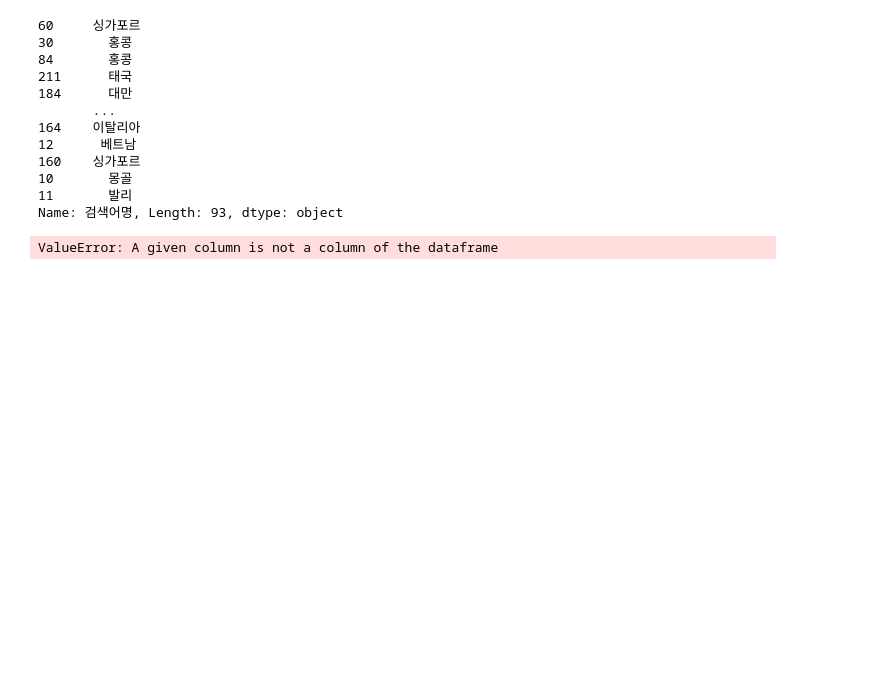
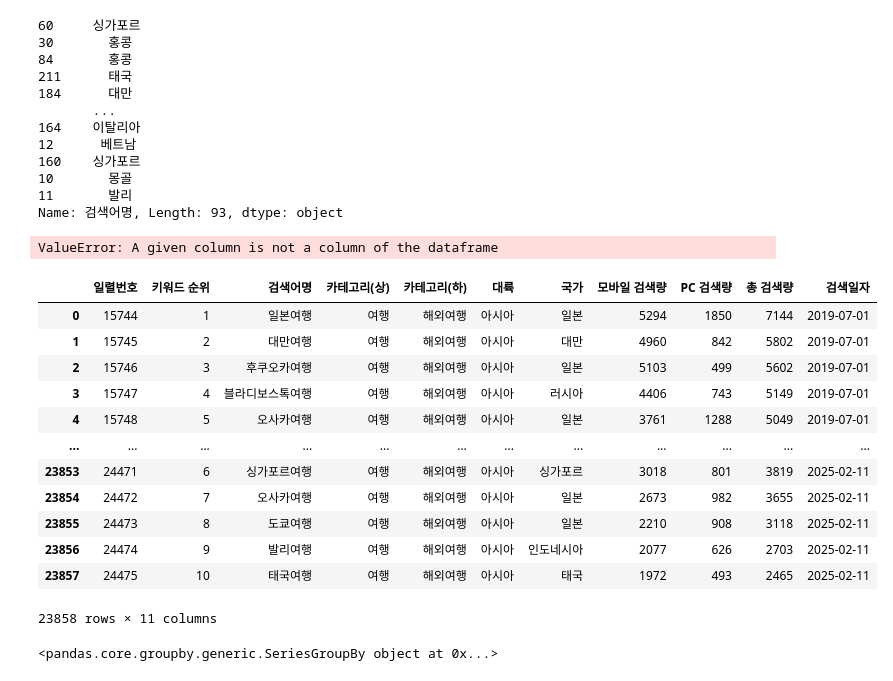
Before and after one commit to choeyeonu2411/travel-app, a Jupyter notebook: travel.ipynb, the cells around one changed output. Cells and saved outputs as stored; diff of their text form; code cells hidden in the pictures; blank space fills up the shorter version.

```diff
--- a/travel.ipynb
+++ b/travel.ipynb
@@ -352,3 +352,23 @@ Name: 검색어명, Length: 93, dtype: object
 pipeline.fit(X_train,y_train)
 # %% [output]
 ValueError: A given column is not a column of the dataframe
+# %%
+df
+# %% [output]
+|  | 일렬번호 | 키워드 순위 | 검색어명 | 카테고리(상) | 카테고리(하) | 대륙 | 국가 | 모바일 검색량 | PC 검색량 | 총 검색량 | 검색일자 |
+| 0 | 15744 | 1 | 일본여행 | 여행 | 해외여행 | 아시아 | 일본 | 5294 | 1850 | 7144 | 2019-07-01 |
+| 1 | 15745 | 2 | 대만여행 | 여행 | 해외여행 | 아시아 | 대만 | 4960 | 842 | 5802 | 2019-07-01 |
+| 2 | 15746 | 3 | 후쿠오카여행 | 여행 | 해외여행 | 아시아 | 일본 | 5103 | 499 | 5602 | 2019-07-01 |
+| 3 | 15747 | 4 | 블라디보스톡여행 | 여행 | 해외여행 | 아시아 | 러시아 | 4406 | 743 | 5149 | 2019-07-01 |
+| 4 | 15748 | 5 | 오사카여행 | 여행 | 해외여행 | 아시아 | 일본 | 3761 | 1288 | 5049 | 2019-07-01 |
+| ... | ... | ... | ... | ... | ... | ... | ... | ... | ... | ... | ... |
+| 23853 | 24471 | 6 | 싱가포르여행 | 여행 | 해외여행 | 아시아 | 싱가포르 | 3018 | 801 | 3819 | 2025-02-11 |
+| 23854 | 24472 | 7 | 오사카여행 | 여행 | 해외여행 | 아시아 | 일본 | 2673 | 982 | 3655 | 2025-02-11 |
+| 23855 | 24473 | 8 | 도쿄여행 | 여행 | 해외여행 | 아시아 | 일본 | 2210 | 908 | 3118 | 2025-02-11 |
+| 23856 | 24474 | 9 | 발리여행 | 여행 | 해외여행 | 아시아 | 인도네시아 | 2077 | 626 | 2703 | 2025-02-11 |
+| 23857 | 24475 | 10 | 태국여행 | 여행 | 해외여행 | 아시아 | 태국 | 1972 | 493 | 2465 | 2025-02-11 |
+23858 rows × 11 columns
+# %%
+df
+# %% [output]
+<pandas.core.groupby.generic.SeriesGroupBy object at 0x...>
```
Also changed, not shown: parts of 22 cells of this notebook, 3 other files.
